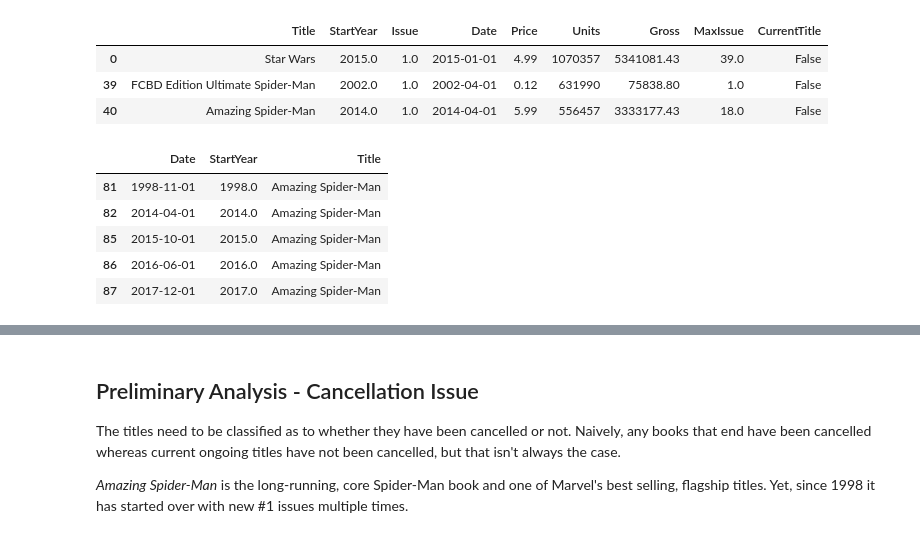
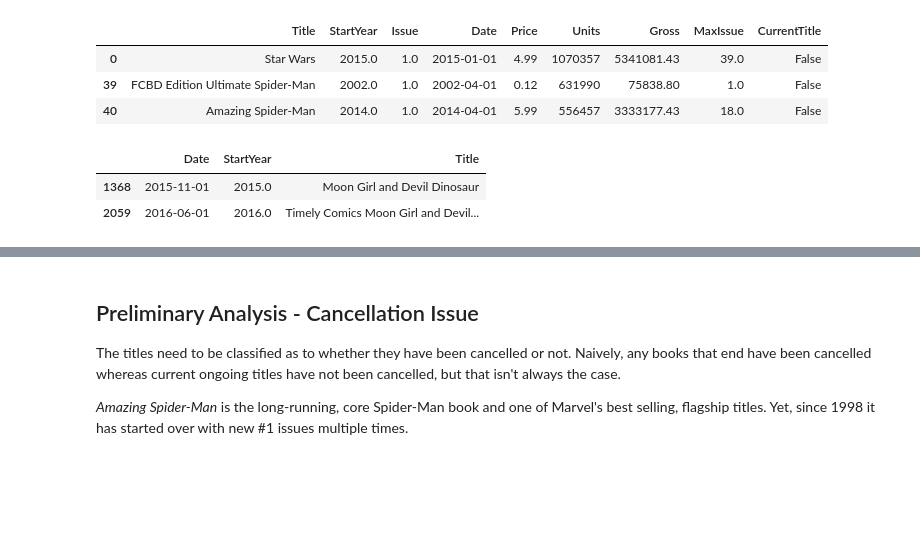
Before and after one commit to christopherpease/ComicSales, a Jupyter notebook: 1 Comic Book Cancellations - Web Scrapping.ipynb, the cells around one changed output, grey strips where cells are left out. Cells and saved outputs as stored; diff of their text form; code cells hidden in the pictures; blank space fills up the shorter version.

```diff
--- a/1 Comic Book Cancellations - Web Scrapping.ipynb
+++ b/1 Comic Book Cancellations - Web Scrapping.ipynb
@@ -152,11 +164,8 @@ df.head(3)
 | 39 | FCBD Edition Ultimate Spider-Man | 2002.0 | 1.0 | 2002-04-01 | 0.12 | 631990 | 75838.80 | 1.0 | False |
 | 40 | Amazing Spider-Man | 2014.0 | 1.0 | 2014-04-01 | 5.99 | 556457 | 3333177.43 | 18.0 | False |
 # %%
-series_df[series_df.Title == 'Amazing Spider-Man']
+series_df[series_df.Title.str.contains('Moon Girl')]
 # %% [output]
 |  | Date | StartYear | Title |
-| 81 | 1998-11-01 | 1998.0 | Amazing Spider-Man |
-| 82 | 2014-04-01 | 2014.0 | Amazing Spider-Man |
-| 85 | 2015-10-01 | 2015.0 | Amazing Spider-Man |
-| 86 | 2016-06-01 | 2016.0 | Amazing Spider-Man |
-| 87 | 2017-12-01 | 2017.0 | Amazing Spider-Man |
+| 1368 | 2015-11-01 | 2015.0 | Moon Girl and Devil Dinosaur |
+| 2059 | 2016-06-01 | 2016.0 | Timely Comics Moon Girl and Devil... |
```
Also changed, not shown: parts of 13 cells of this notebook, 8 other files.
